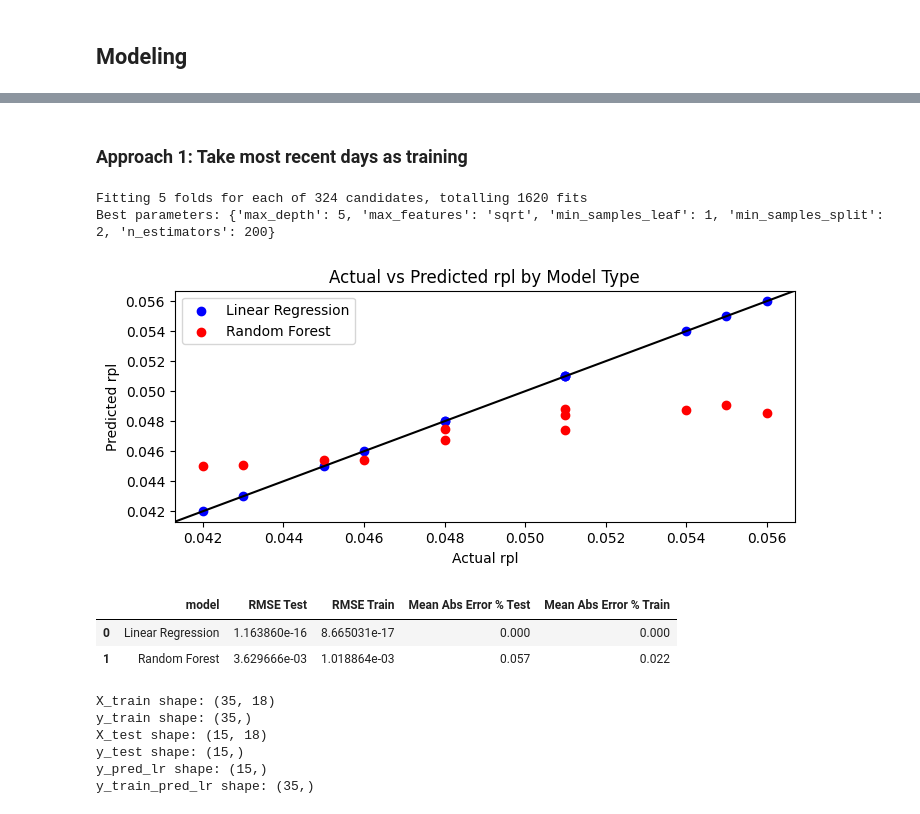
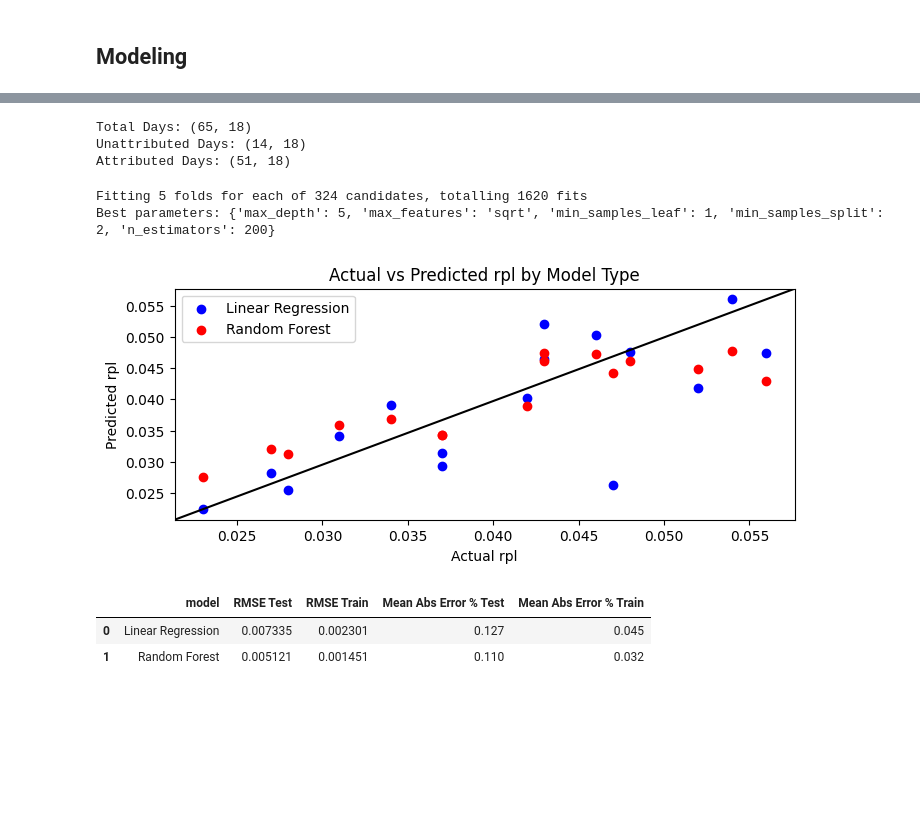
Before and after one commit to co-op-commerce-inc/datascience, a Jupyter notebook: terminator/leading_indicator/model_v2.ipynb, the cells around one changed output, grey strips where cells are left out. Saved outputs shown, nothing was run; the diff lists cells and outputs as text; code cells hidden in the pictures; blank space fills up the shorter version.

```diff
--- a/terminator/leading_indicator/model_v2.ipynb
+++ b/terminator/leading_indicator/model_v2.ipynb
@@ -335,2 +53,0 @@ x_scaled.sample(5)
-# %% [markdown]
-### Approach 1: Take most recent days as training
@@ -459,25 +54,17 @@ def find_model_performance(x_scaled, target, objective = 'rpl', training_size =
+# %%
+scaled_df = scale_data(df)
+unattributed_days, attributed_days = remove_last_n_days(scaled_df, 14)
+# %% [output]
+Total Days: (65, 18)
+Unattributed Days: (14, 18)
+Attributed Days: (51, 18)
 # %%
-results, linear_reg, best_rf_model, unattributed_X, unattributed_Y = find_model_performance(x_scaled, Y, objective = 'rpl', training_size= 0.75)
+results, linear_reg, best_rf_model = find_model_performance(attributed_days, objective = 'rpl', random_sample=True, training_size= 0.7)
 results
 # %% [output]
 Fitting 5 folds for each of 324 candidates, totalling 1620 fits
 Best parameters: {'max_depth': 5, 'max_features': 'sqrt', 'min_samples_leaf': 1, 'min_samples_split': 2, 'n_estimators': 200}
-[figure, old version]
+[figure, new version]
 |  | model | RMSE Test | RMSE Train | Mean Abs Error % Test | Mean Abs Error % Train |
-| 0 | Linear Regression | 1.163860e-16 | 8.665031e-17 | 0.000 | 0.000 |
-| 1 | Random Forest | 3.629666e-03 | 1.018864e-03 | 0.057 | 0.022 |
+| 0 | Linear Regression | 0.007335 | 0.002301 | 0.127 | 0.045 |
+| 1 | Random Forest | 0.005121 | 0.001451 | 0.110 | 0.032 |
-# %%
-#Print the shapes
-print(f'X_train shape: {X_train.shape}')
-print(f'y_train shape: {y_train.shape}')
-print(f'X_test shape: {X_test.shape}')
-print(f'y_test shape: {y_test.shape}')
-print(f'y_pred_lr shape: {y_pred_lr.shape}')
-print(f'y_train_pred_lr shape: {y_train_pred_lr.shape}')
-# %% [output]
-X_train shape: (35, 18)
-y_train shape: (35,)
-X_test shape: (15, 18)
-y_test shape: (15,)
-y_pred_lr shape: (15,)
-y_train_pred_lr shape: (35,)
```
Also changed, not shown: parts of 17 cells of this notebook, 10 other files.
